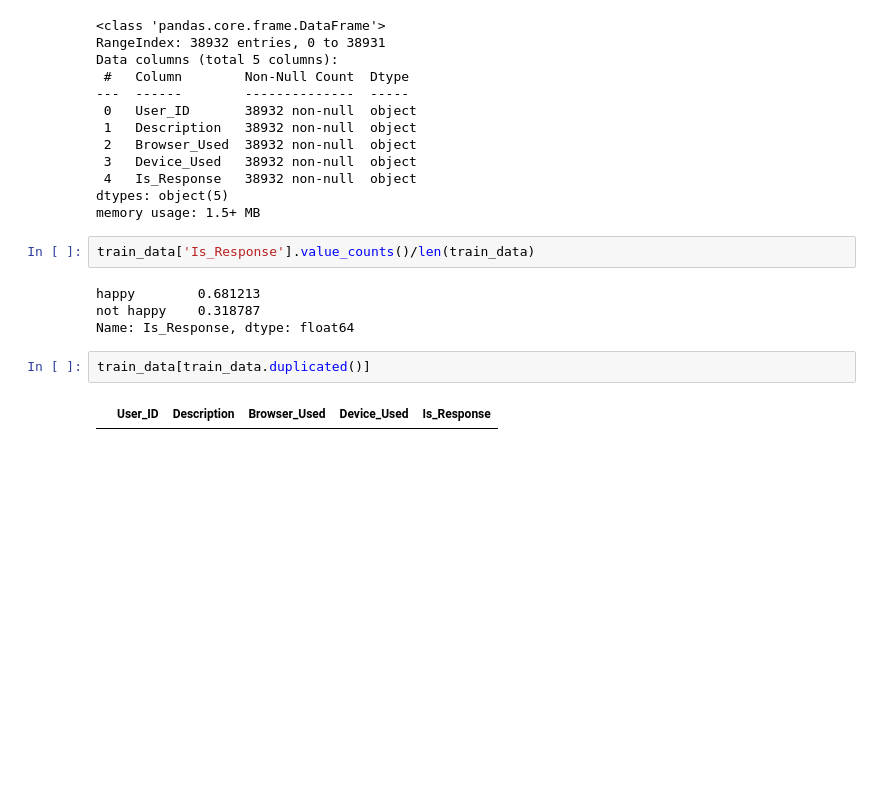
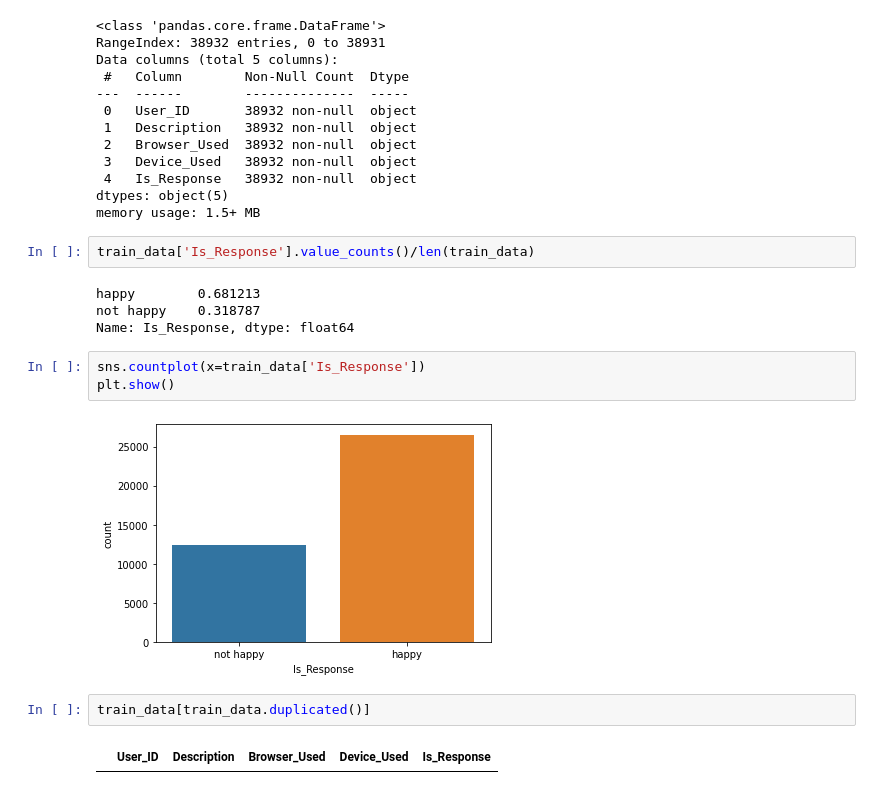
Before and after one commit to Ashz11/hotel_review_bert_finetune, a Jupyter notebook: src/hotel_review_bert_finetune.ipynb, the cells around one changed output. Saved outputs shown, nothing was run; the diff lists cells and outputs as text; blank space fills up the shorter version.

```diff
--- a/src/hotel_review_bert_finetune.ipynb
+++ b/src/hotel_review_bert_finetune.ipynb
@@ -41,6 +75,11 @@ train_data['Is_Response'].value_counts()/len(train_data)
 happy        0.681213
 not happy    0.318787
 Name: Is_Response, dtype: float64
+# %%
+sns.countplot(x=train_data['Is_Response'])
+plt.show()
+# %% [output]
+[figure, added]
 # %%
 train_data[train_data.duplicated()]
 # %% [output]
```
Also changed, not shown: parts of 55 cells of this notebook, 3 other files.
